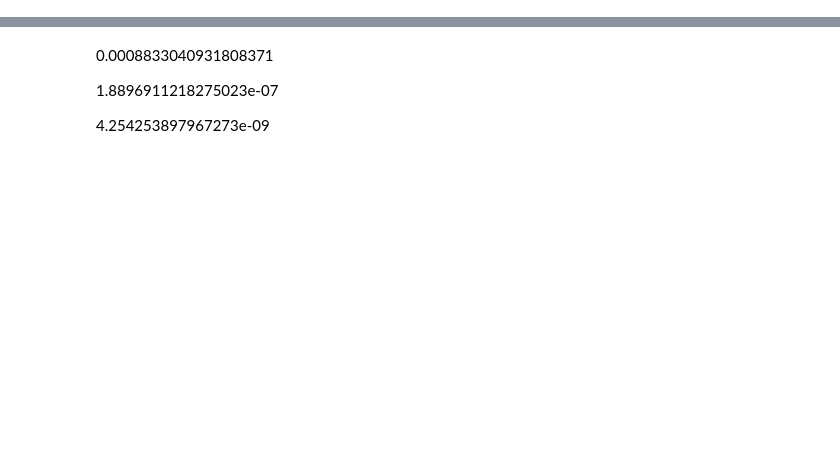
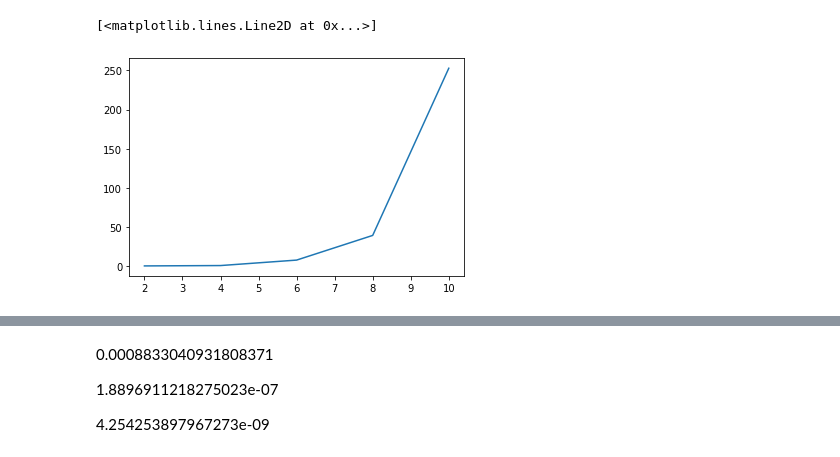
Before and after one commit to kemperlab/cartan-quantum-synthesizer, a Jupyter notebook: examples/laxSolver.ipynb, the cells around one changed output, grey strips where cells are left out. Drawn from its saved outputs; the diff is of its cells as text; code cells hidden in the pictures; blank space fills up the shorter version.

```diff
--- a/examples/laxSolver.ipynb
+++ b/examples/laxSolver.ipynb
@@ -52,0 +114,5 @@ print(params.cartan.k)
+# %%
+plt.plot([2,4,6,8,10], [params2.timepassed, params4.timepassed, params6.timepassed, params8.timepassed, params10.timepassed])
+# %% [output]
+[<matplotlib.lines.Line2D at 0x...>]
+[figure, added]
```
Also changed, not shown: parts of 11 cells of this notebook, 4 other files.
